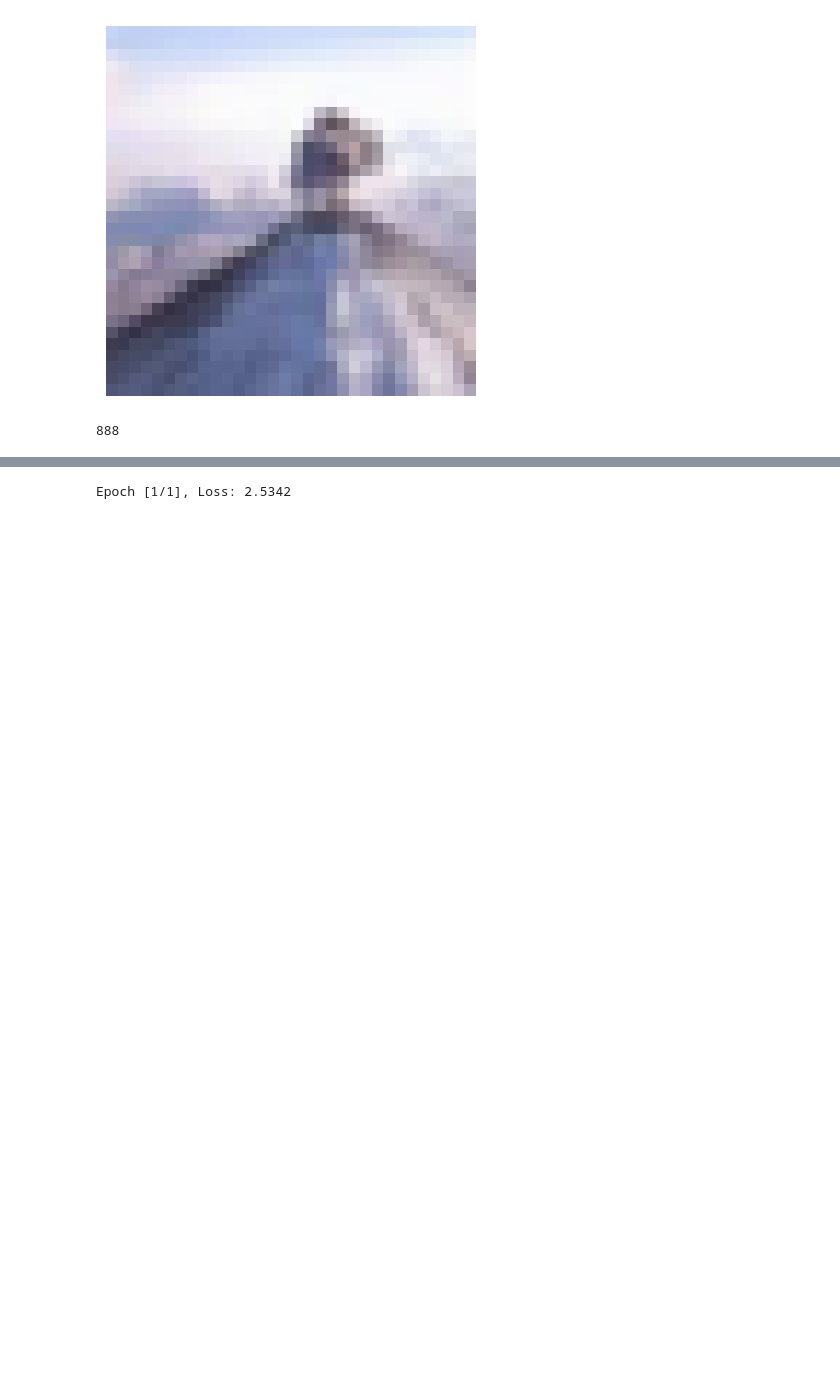
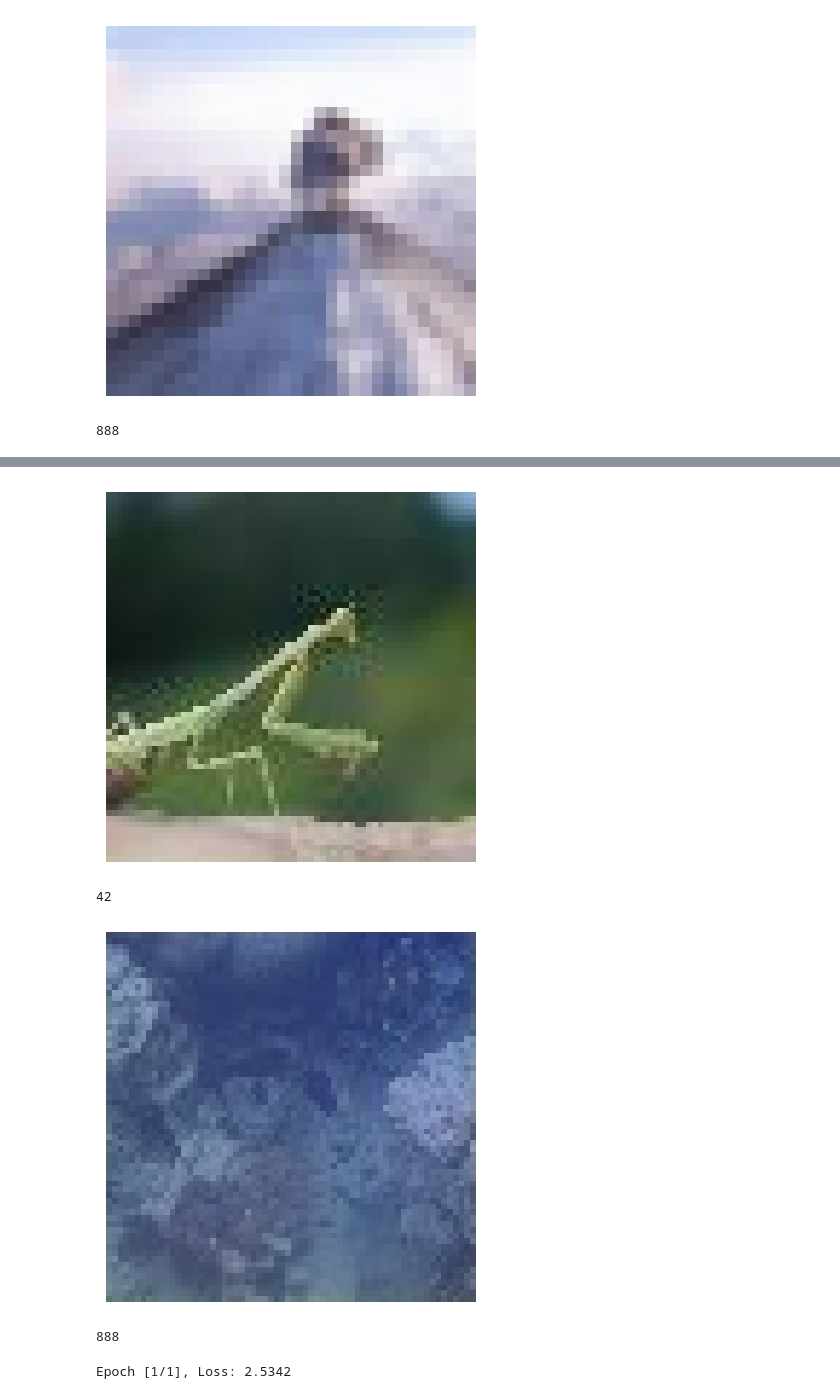
Before and after one commit to YG29/backdoor-trust, a Jupyter notebook: explore.ipynb, the cells around one changed output, grey strips where cells are left out. Saved outputs shown, nothing was run; the diff lists cells and outputs as text; code cells hidden in the pictures; blank space fills up the shorter version.

```diff
--- a/explore.ipynb
+++ b/explore.ipynb
@@ -497,3 +542,50 @@ print(poisoned_cifar100_test_label[0])
+# %%
+# TinyImageNet, noised_trigger
+
+num_train_samples_poisons =int(len(train_tiny_dat_img) * poison_percentage)
+poisoned_indices = random.sample(range(len(train_tiny_dat_img)), num_train_samples_poisons)
+
+poisoned_tiny_train_data = []
+poisoned_tiny_train_label = []
+
+poisoned_tiny_test_data = []
+poisoned_tiny_test_label = []
+
+
+for i in range(len(train_tiny_dat_img)):
+    image = train_tiny_dat_img[i]
+    label = train_tiny_dat_lab[i]
+    if i in poisoned_indices:
+        poisoned_image, poisoned_label = noised_trigger_attack(image, label, noised_trigger, alpha)
+        poisoned_tiny_train_data.append(poisoned_image)
+        poisoned_tiny_train_label.append(poisoned_label)
+    else:
+        poisoned_tiny_train_data.append(image)
+        poisoned_tiny_train_label.append(label)
+
+
+for i in range(len(test_tiny_dat_img)):
+    image = test_tiny_dat_img[i]
+    label = test_tiny_dat_lab[i]
+    poisoned_image, poisoned_label = watermark_trigger_attack(image, label, noised_trigger, alpha)
+    poisoned_tiny_test_data.append(poisoned_image)
+    poisoned_tiny_test_label.append(poisoned_label)
+
+
+plt.imshow(transforms.ToPILImage()(poisoned_tiny_train_data[0]))
+plt.axis('off')
+plt.show()
+print(poisoned_tiny_train_label[0])
+
+plt.imshow((poisoned_tiny_test_data[0]))
+plt.axis('off')
+plt.show()
+print(poisoned_tiny_test_label[0])
+# %% [output]
+[figure, added]
+42
+[figure, added]
+888
 # %%
 resnet18_model = resnet18(weights = "DEFAULT")
 num_samples = int(0.00001 * len(train_cifar10))
```
Also changed, not shown: parts of 10 cells of this notebook.
